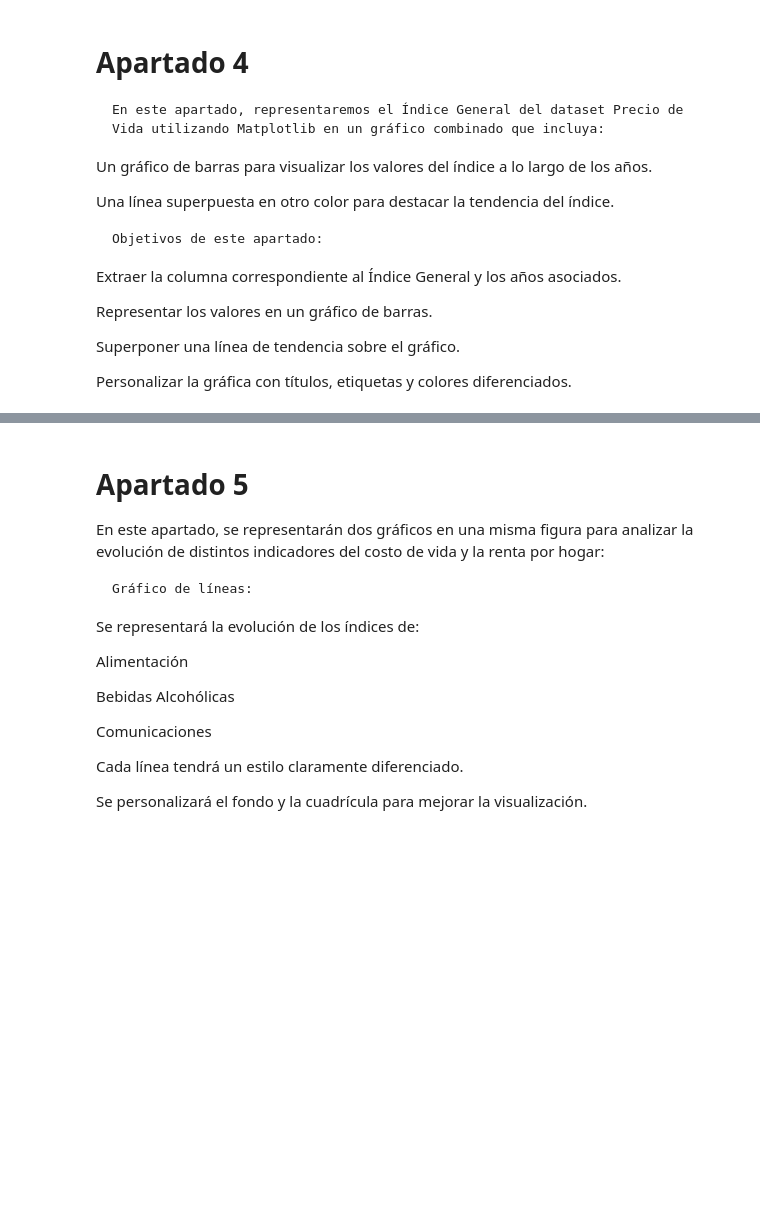
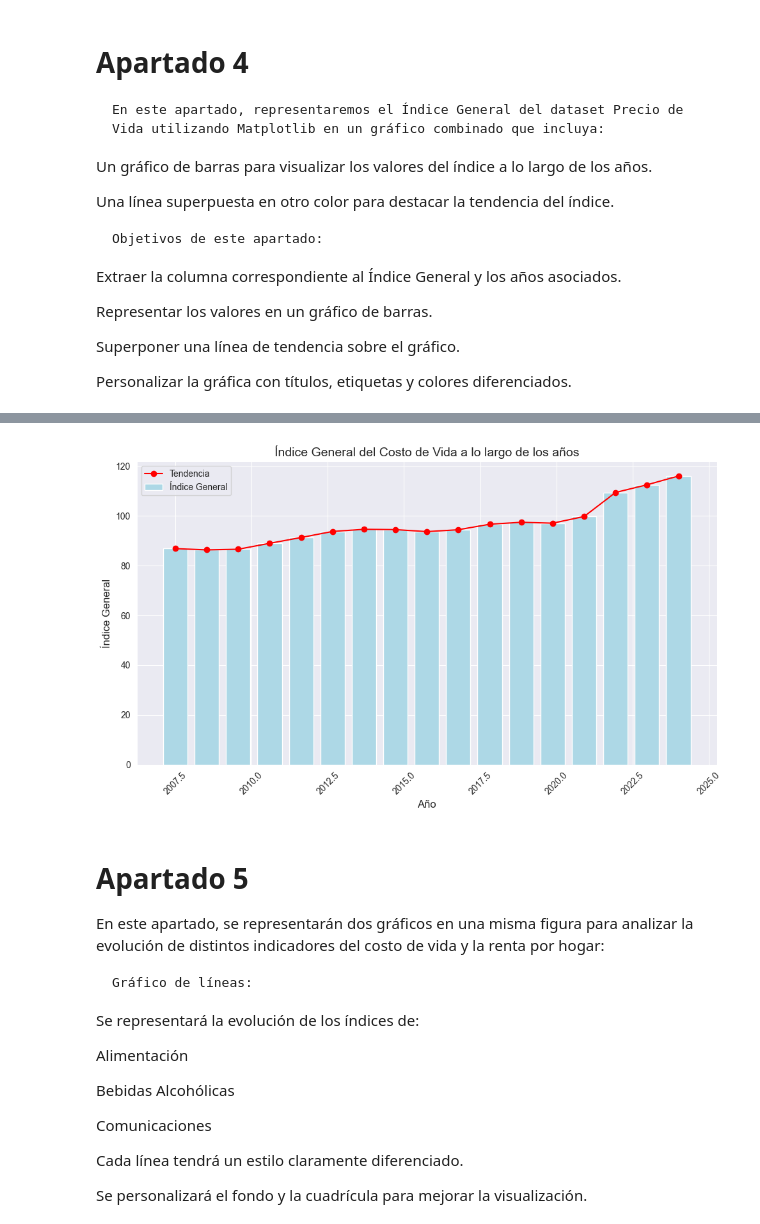
Before and after one commit to BigChunguus/ClaseIABD, a Jupyter notebook: PIA/pruebaPIA_1/UNIDAD_3/ACTIVIDAD10_ALEJANDRO/ARCHIVOS_TAREA/Actividad_10.ipynb, the cells around one changed output, grey strips where cells are left out. Drawn from its saved outputs; the diff is of its cells as text; code cells hidden in the pictures; blank space fills up the shorter version.

```diff
--- a/PIA/pruebaPIA_1/UNIDAD_3/ACTIVIDAD10_ALEJANDRO/ARCHIVOS_TAREA/Actividad_10.ipynb
+++ b/PIA/pruebaPIA_1/UNIDAD_3/ACTIVIDAD10_ALEJANDRO/ARCHIVOS_TAREA/Actividad_10.ipynb
@@ -14,6 +14,18 @@ En este primer apartado, comenzarás preparando el entorno de trabajo importando
 Configura Matplotlib para que las gráficas se muestren en el notebook con %matplotlib inline.
 
 Establece un estilo de Seaborn con sns.set_style(). Puedes elegir entre 'whitegrid', 'darkgrid', 'white', 'dark' o 'ticks'.
+# %%
+# Importar las librerías necesarias
+import numpy as np
+import matplotlib.pyplot as plt
+import seaborn as sns
+import plotly.express as px
+
+# Configuración para que las gráficas de Matplotlib se muestren en el notebook
+%matplotlib inline
+
+# Establecer el estilo de Seaborn
+sns.set_style('darkgrid')  # Puedes cambiar 'whitegrid' por 'darkgrid', 'white', 'dark' o 'ticks' si prefieres otro estilo
 # %% [markdown]
 # Apartado 2
 
@@ -141,3 +175,40 @@ Personalizar la gráfica con títulos, etiquetas y colores diferenciados.
+# %%
+import matplotlib.pyplot as plt
+import numpy as np
+
+
+# Datos de ejemplo (sustituir con tu DataFrame real)
+años = precio_vida_df['Anio'].values  # Convertir a numpy array
+indice_general = precio_vida_df['Indice_General'].values  # Convertir a numpy array
+
+# Crear los valores de años comenzando desde 2007.5
+años_modificados = np.linspace(2007.5, años[-1], len(años))
+
+# Ajustar los valores del índice general a los nuevos años
+# Si es necesario, puedes usar interpolación
+indices_modificados = np.interp(años_modificados, años, indice_general)
+
+# Generar la gráfica
+plt.figure(figsize=(10, 6))
+
+# Graficar las barras
+plt.bar(años_modificados, indices_modificados, color='lightblue', label='Índice General')
+
+# Graficar la línea conectando los puntos
+plt.plot(años_modificados, indices_modificados, color='red', marker='o', markersize=6, label='Tendencia')
+
+# Personalización de la gráfica
+plt.title('Índice General del Costo de Vida a lo largo de los años', fontsize=14)
+plt.xlabel('Año', fontsize=12)
+plt.ylabel('Índice General', fontsize=12)
+plt.xticks(rotation=45)
+plt.legend()
+
+# Ajustar el layout y mostrar la gráfica
+plt.tight_layout()
+plt.show()
+# %% [output]
+[figure, added]
 # %% [markdown]
 # Apartado 5
 
```
Also changed, not shown: parts of 18 cells of this notebook, 2 other files.
